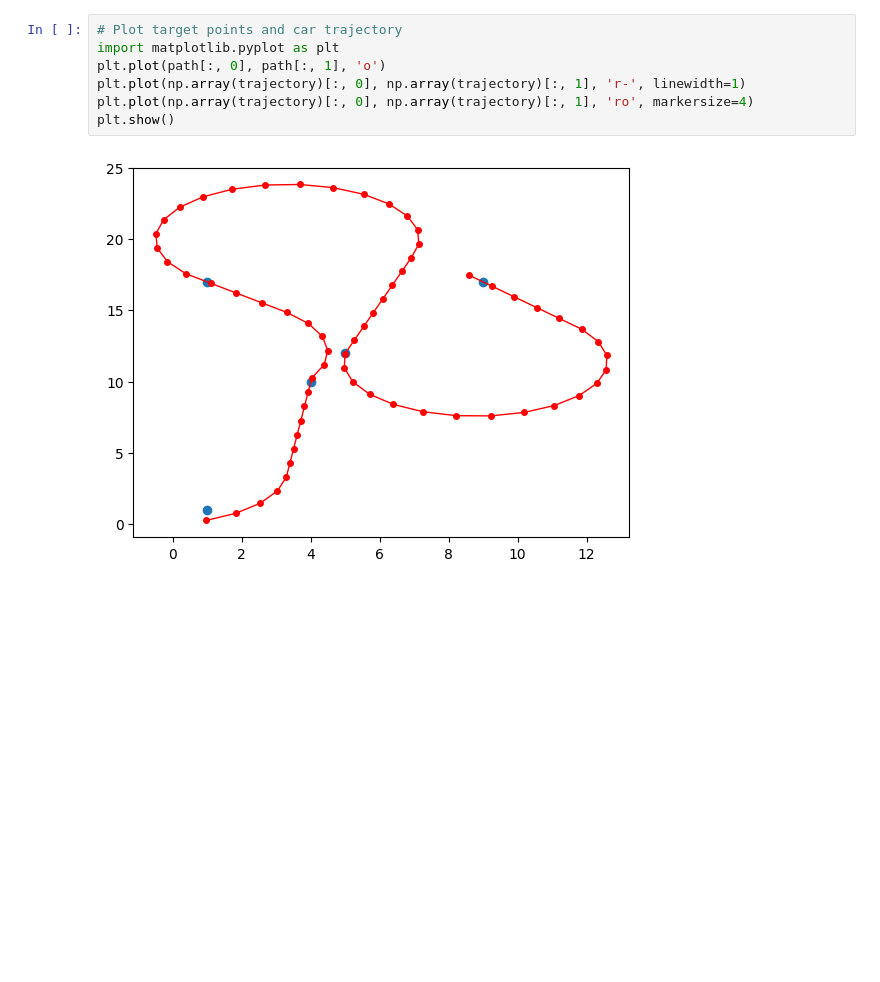
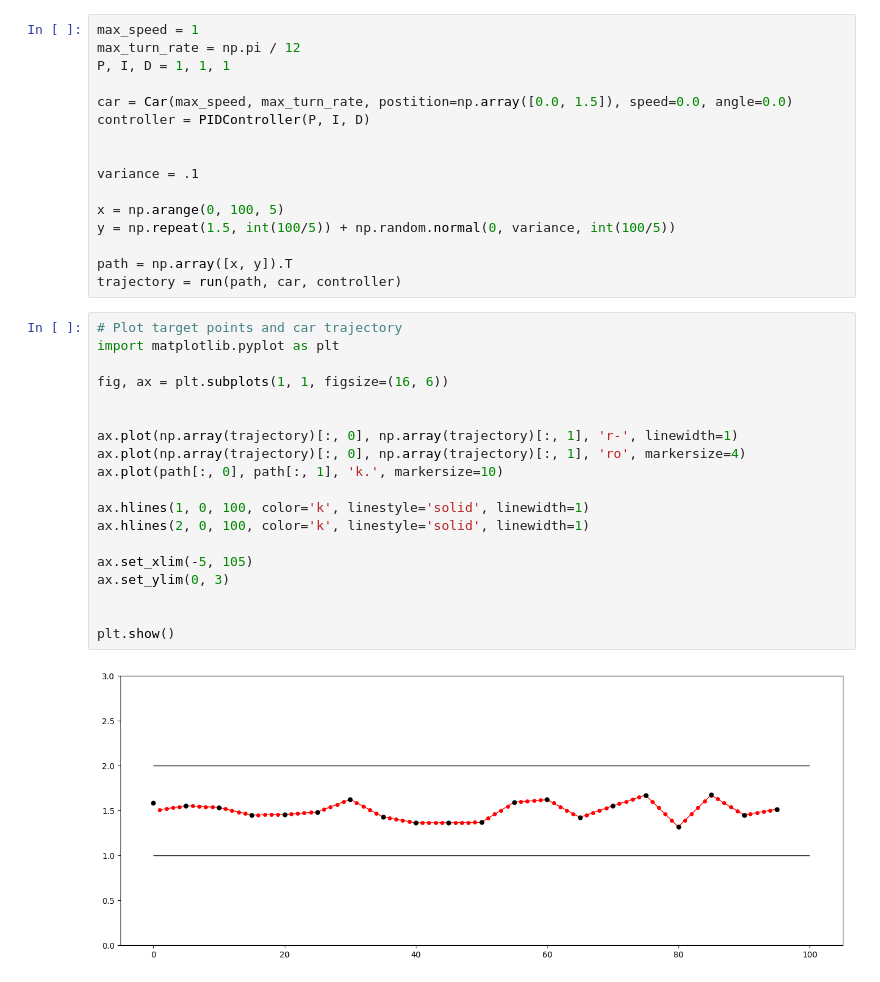
Before and after one commit to AndersGMadsen/bayesian-state-space-models, a Jupyter notebook: pid_test.ipynb, the cells around one changed output. Drawn from its saved outputs; the diff is of its cells as text; blank space fills up the shorter version.

```diff
--- a/pid_test.ipynb
+++ b/pid_test.ipynb
@@ -94,10 +103,38 @@ trajectory = run(path, controller, car)
+# %%
+max_speed = 1
+max_turn_rate = np.pi / 12
+P, I, D = 1, 1, 1
+
+car = Car(max_speed, max_turn_rate, postition=np.array([0.0, 1.5]), speed=0.0, angle=0.0)
+controller = PIDController(P, I, D)
+
+
+variance = .1
+
+x = np.arange(0, 100, 5)
+y = np.repeat(1.5, int(100/5)) + np.random.normal(0, variance, int(100/5))
+
+path = np.array([x, y]).T
+trajectory = run(path, car, controller)
 # %%
 # Plot target points and car trajectory
 import matplotlib.pyplot as plt
-plt.plot(path[:, 0], path[:, 1], 'o')
-plt.plot(np.array(trajectory)[:, 0], np.array(trajectory)[:, 1], 'r-', linewidth=1)
-plt.plot(np.array(trajectory)[:, 0], np.array(trajectory)[:, 1], 'ro', markersize=4)
+
+fig, ax = plt.subplots(1, 1, figsize=(16, 6))
+
+
+ax.plot(np.array(trajectory)[:, 0], np.array(trajectory)[:, 1], 'r-', linewidth=1)
+ax.plot(np.array(trajectory)[:, 0], np.array(trajectory)[:, 1], 'ro', markersize=4)
+ax.plot(path[:, 0], path[:, 1], 'k.', markersize=10)
+
+ax.hlines(1, 0, 100, color='k', linestyle='solid', linewidth=1)
+ax.hlines(2, 0, 100, color='k', linestyle='solid', linewidth=1)
+
+ax.set_xlim(-5, 105)
+ax.set_ylim(0, 3)
+
+
 plt.show()
 # %% [output]
-[figure, old version]
+[figure, new version]
 # %%
```
Also changed, not shown: parts of 6 cells of this notebook.
